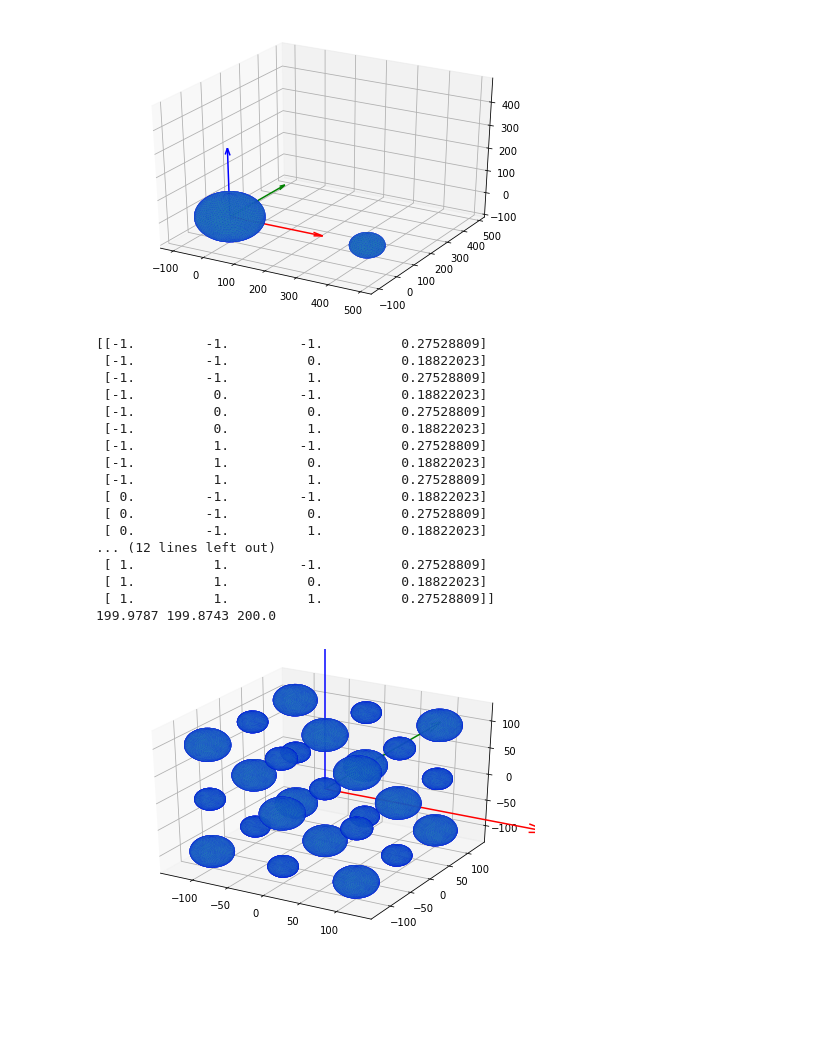
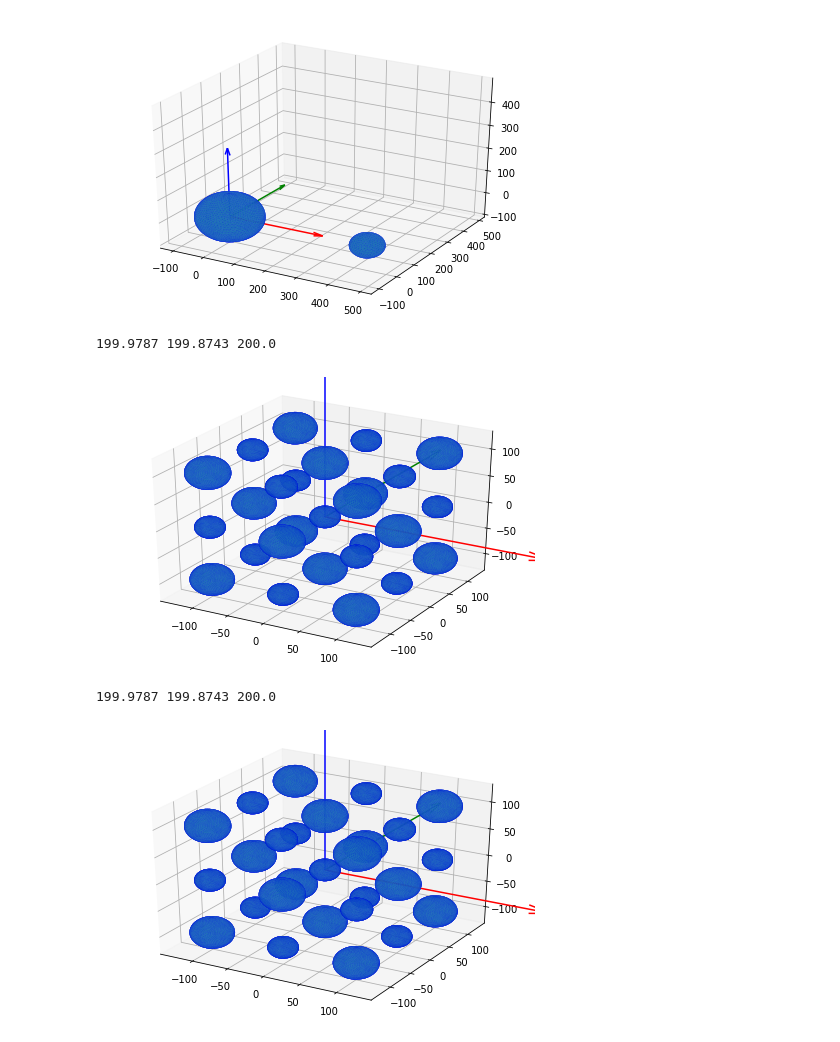
Before and after one commit to laumiulun/crystal_GUI, a Jupyter notebook: jupyter_notebook/STL_playground.ipynb, the cells around one changed output. Drawn from its saved outputs; the diff is of its cells as text; code cells hidden in the pictures; blank space fills up the shorter version.

```diff
--- a/jupyter_notebook/STL_playground.ipynb
+++ b/jupyter_notebook/STL_playground.ipynb
@@ -32,9 +32,9 @@ def plot_stl(stl_file,debug):
 
     if debug == True:
         x, y, z = np.zeros((3,3))
-        ux, vx, wx = np.array([[1,0,0],[0,0,0],[0,0,0]])*300
-        uy, vy, wy = np.array([[0,0,0],[0,1,0],[0,0,0]])*300
-        uz, vz, wz = np.array([[0,0,0],[0,0,0],[0,0,1]])*300
+        ux, vx, wx = np.array([[1,0,0],[0,0,0],[0,0,0]])*100
+        uy, vy, wy = np.array([[0,0,0],[0,1,0],[0,0,0]])*100
+        uz, vz, wz = np.array([[0,0,0],[0,0,0],[0,0,1]])*100
 
         # print x y z for debugging
         axes.quiver(x,y,z,ux,vx,wx,arrow_length_ratio=0.1,color='r')
@@ -190,6 +190,12 @@ def copy_scale_obj(obj,dims,scale):
     scale_obj(_copy,scale)
 
     return _copy
+
+
+def translate_obj(obj,x,y,z,scale=1):
+    translate(obj,x*scale,0,1,'x')
+    translate(obj,y*scale,0,1,'y')
+    translate(obj,z*scale,0,1,'z')
 # %%
 
 ###  Check List
@@ -260,7 +266,7 @@ plot_stl(combined,1)
 
 
 coord = np.genfromtxt('nacl_v1_coord.csv',delimiter=',',skip_header=1)
-print(coord)
+# print(coord)
 sphere = stl.mesh.Mesh.from_file('stl_data/unit_circle_radius_100_stl.stl')
 x_len,y_len,z_len =find_obj_size(sphere)
 #print(x_len,y_len,z_len)
@@ -283,6 +289,7 @@ for i in range(len(coord)):
 
     item_list.append(obj)
 
+
 # print(len(item_list))
 # combine and output s stl
 combined = stl.mesh.Mesh(np.concatenate([i.data for i in item_list]))
@@ -293,21 +300,29 @@ combined = stl.mesh.Mesh(np.concatenate([i.data for i in item_list]))
 plot_stl(combined,1)
 combined.save('stl_data/stl_test/multi_varying_size.stl',mode=stl.Mode.ASCII)
 # %% [output]
-[[-1.         -1.         -1.          0.27528809]
- [-1.         -1.          0.          0.18822023]
- [-1.         -1.          1.          0.27528809]
- [-1.          0.         -1.          0.18822023]
- [-1.          0.          0.          0.27528809]
- [-1.          0.          1.          0.18822023]
- [-1.          1.         -1.          0.27528809]
- [-1.          1.          0.          0.18822023]
- [-1.          1.          1.          0.27528809]
- [ 0.         -1.         -1.          0.18822023]
- [ 0.         -1.          0.          0.27528809]
- [ 0.         -1.          1.          0.18822023]
-... (12 lines left out)
- [ 1.          1.         -1.          0.27528809]
- [ 1.          1.          0.          0.18822023]
- [ 1.          1.          1.          0.27528809]]
 199.9787 199.8743 200.0
 [figure]
+# %%
+# Mesh
+
+# coordinates
+coord = np.genfromtxt('nacl_v1_coord.csv',delimiter=',',skip_header=1)
+sphere = stl.mesh.Mesh.from_file('stl_data/unit_circle_radius_100_stl.stl')
+x_len,y_len,z_len =find_obj_size(sphere)
+
+# append the list
+item_list = []
+for i in range(len(coord)):
+    obj = copy_obj(sphere)
+    scale_obj(obj,scale=coord[i,3])
+    translate_obj(obj,coord[i,0],coord[i,1],coord[i,2],z_len/2)
+    item_list.append(obj)
+
+# combine stl
+combined = stl.mesh.Mesh(np.concatenate([i.data for i in item_list]))
+
+plot_stl(combined,1)
+combined.save('stl_data/stl_test/multi_varying_size.stl',mode=stl.Mode.ASCII)
+# %% [output]
+199.9787 199.8743 200.0
+[figure, added]
```
Also changed, not shown: parts of 1 cell of this notebook.
